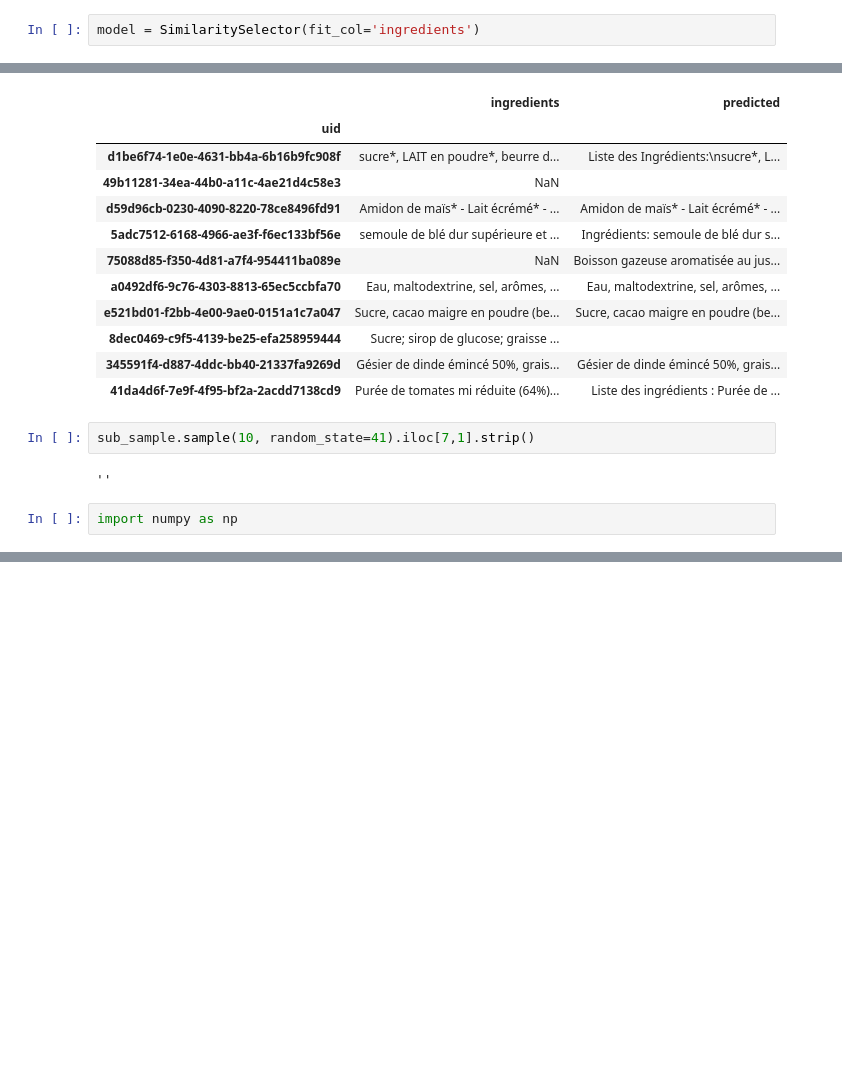
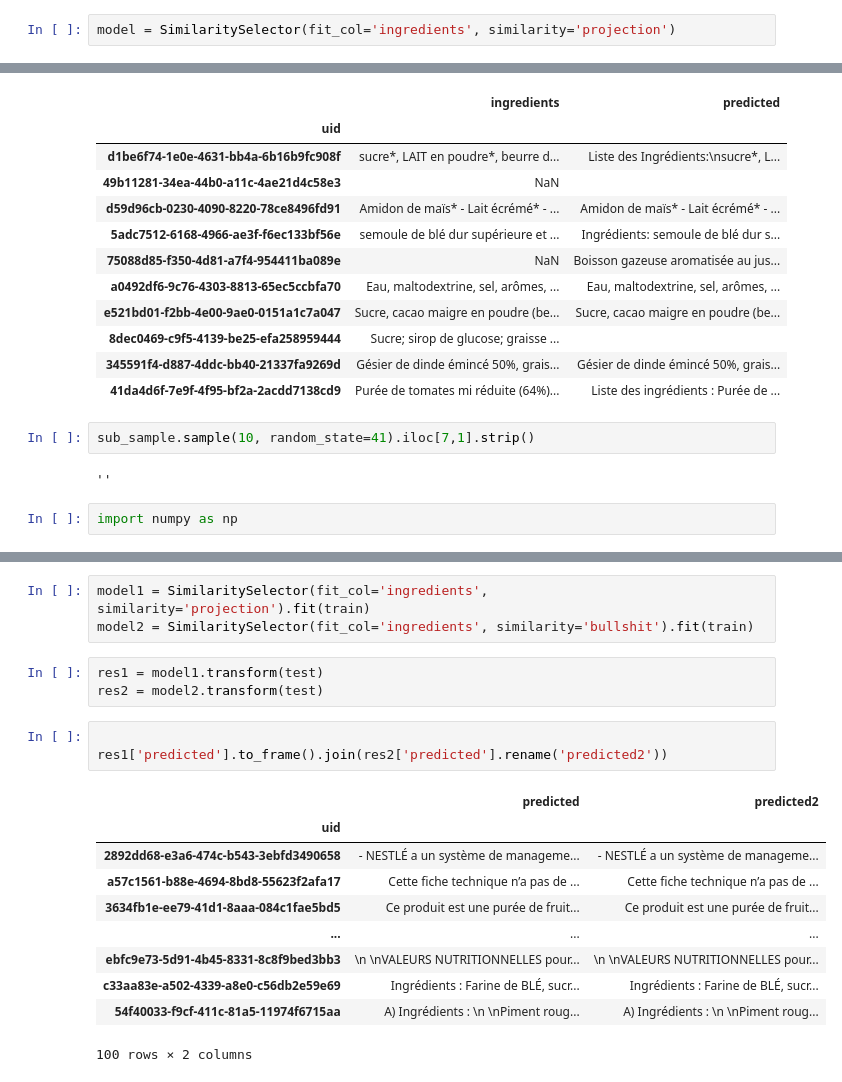
Before and after one commit to UltraDiuve/PIM-Recognizer, a Jupyter notebook: report/notebooks/gt_based_model.ipynb, the cells around one changed output, grey strips where cells are left out. Cells and saved outputs as stored; diff of their text form; blank space fills up the shorter version.

```diff
--- a/report/notebooks/gt_based_model.ipynb
+++ b/report/notebooks/gt_based_model.ipynb
@@ -182,7 +182,7 @@ train, test = train_test_split(splitted_df, train_size=400, random_state=42)
 
 On entraîne un modèle `SimilaritySelector`, sur le set d'entraînement :
 # %%
-model = SimilaritySelector(fit_col='ingredients')
+model = SimilaritySelector(fit_col='ingredients', similarity='projection')
 # %%
 model.fit(train)
 # %% [output]
@@ -299,0 +348,20 @@ sub_sample.sample(20, random_state=41).replace(r'^\s*$', np.nan, regex=True)
+# %%
+model1 = SimilaritySelector(fit_col='ingredients', similarity='projection').fit(train)
+model2 = SimilaritySelector(fit_col='ingredients', similarity='bullshit').fit(train)
+# %%
+res1 = model1.transform(test)
+res2 = model2.transform(test)
+# %%
+
+res1['predicted'].to_frame().join(res2['predicted'].rename('predicted2'))
+# %% [output]
+|  | predicted | predicted2 |
+| uid |  |  |
+| 2892dd68-e3a6-474c-b543-3ebfd3490658 | - NESTLÉ a un système de manageme... | - NESTLÉ a un système de manageme... |
+| a57c1561-b88e-4694-8bd8-55623f2afa17 | Cette fiche technique n’a pas de ... | Cette fiche technique n’a pas de ... |
+| 3634fb1e-ee79-41d1-8aaa-084c1fae5bd5 | Ce produit est une purée de fruit... | Ce produit est une purée de fruit... |
+| ... | ... | ... |
+| ebfc9e73-5d91-4b45-8331-8c8f9bed3bb3 | \n \nVALEURS NUTRITIONNELLES pour... | \n \nVALEURS NUTRITIONNELLES pour... |
+| c33aa83e-a502-4339-a8e0-c56db2e59e69 | Ingrédients : Farine de BLÉ, sucr... | Ingrédients : Farine de BLÉ, sucr... |
+| 54f40033-f9cf-411c-81a5-11974f6715aa | A) Ingrédients : \n \nPiment roug... | A) Ingrédients : \n \nPiment roug... |
+100 rows × 2 columns
```
Also changed, not shown: parts of 5 cells of this notebook.
